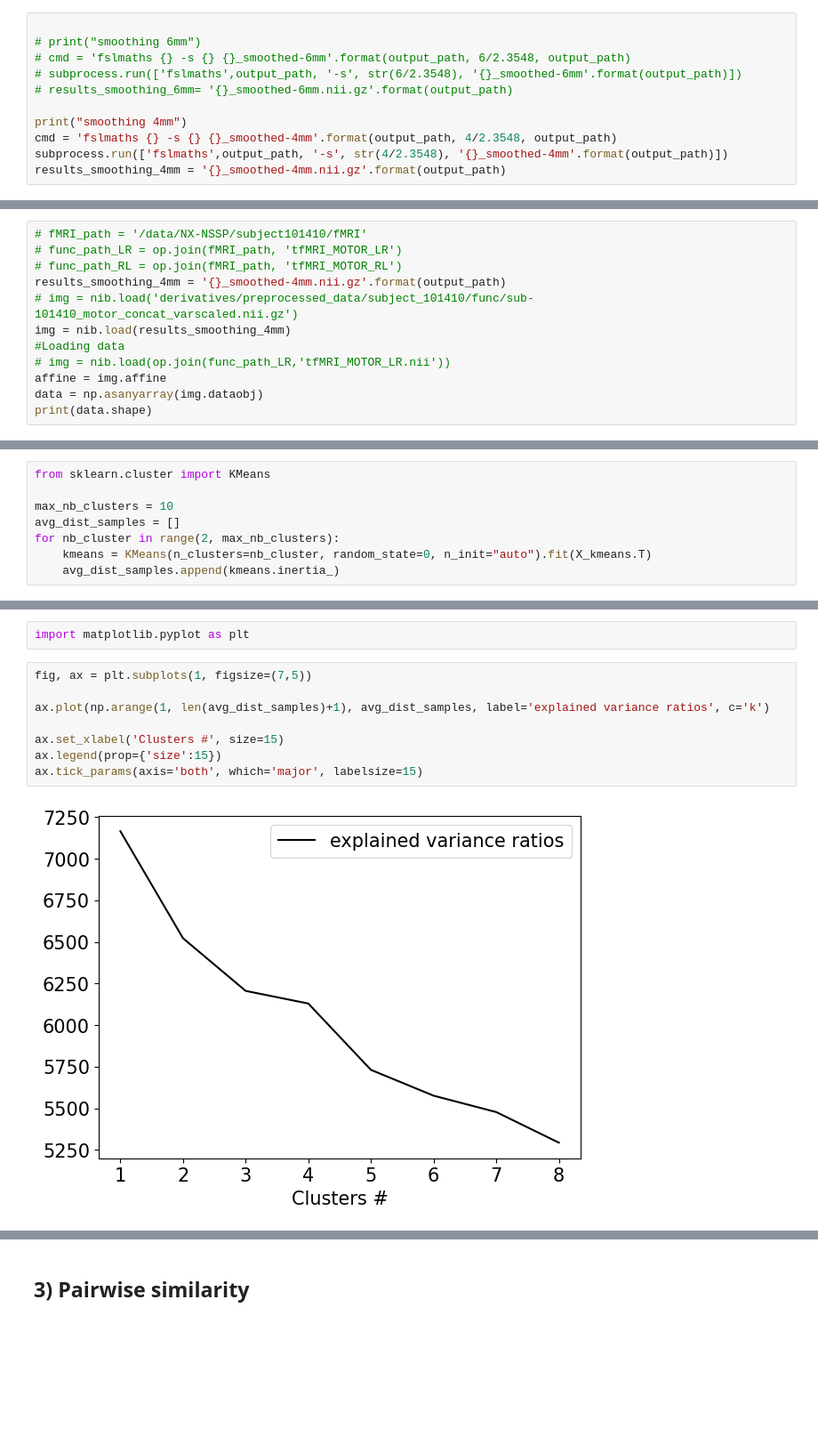
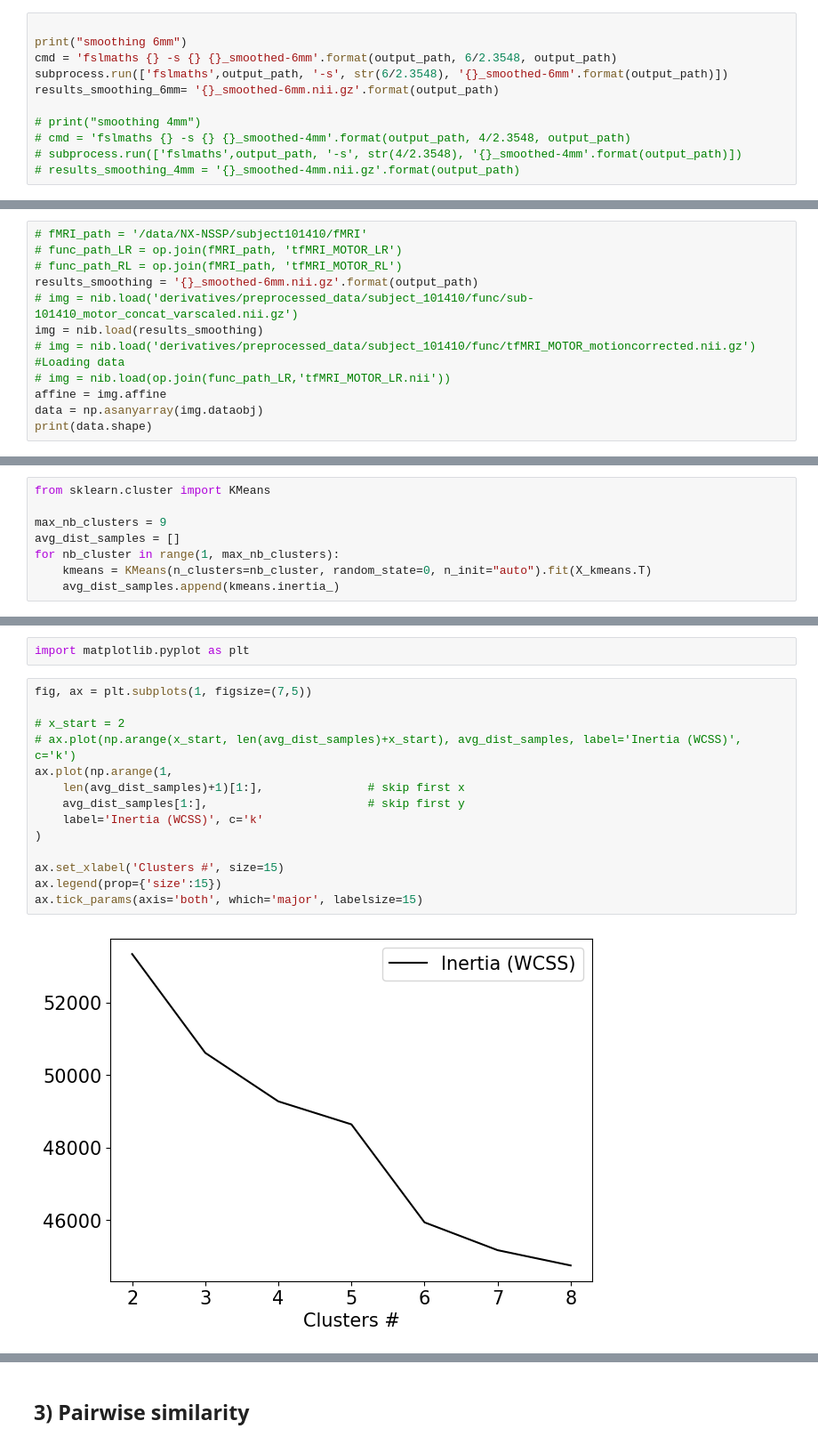
Before and after one commit to zoeepfl/NX-NSSP, a Jupyter notebook: Mini_Projet_1.ipynb, the cells around one changed output, grey strips where cells are left out. Shown at 89% size. Saved outputs shown, nothing was run; the diff lists cells and outputs as text; blank space fills up the shorter version.

```diff
--- a/Mini_Projet_1.ipynb
+++ b/Mini_Projet_1.ipynb
@@ -449,13 +452,13 @@ path_motioncorrected = op.join(deriv_func, 'tfMRI_MOTOR_motioncorrected') # path
 output_path = path_motioncorrected
 # %%
 
-# print("smoothing 6mm")
-# cmd = 'fslmaths {} -s {} {}_smoothed-6mm'.format(output_path, 6/2.3548, output_path)
-# subprocess.run(['fslmaths',output_path, '-s', str(6/2.3548), '{}_smoothed-6mm'.format(output_path)])
-# results_smoothing_6mm= '{}_smoothed-6mm.nii.gz'.format(output_path)
+print("smoothing 6mm")
+cmd = 'fslmaths {} -s {} {}_smoothed-6mm'.format(output_path, 6/2.3548, output_path)
+subprocess.run(['fslmaths',output_path, '-s', str(6/2.3548), '{}_smoothed-6mm'.format(output_path)])
+results_smoothing_6mm= '{}_smoothed-6mm.nii.gz'.format(output_path)
 
-print("smoothing 4mm")
-cmd = 'fslmaths {} -s {} {}_smoothed-4mm'.format(output_path, 4/2.3548, output_path)
-subprocess.run(['fslmaths',output_path, '-s', str(4/2.3548), '{}_smoothed-4mm'.format(output_path)])
-results_smoothing_4mm = '{}_smoothed-4mm.nii.gz'.format(output_path)
+# print("smoothing 4mm")
+# cmd = 'fslmaths {} -s {} {}_smoothed-4mm'.format(output_path, 4/2.3548, output_path)
+# subprocess.run(['fslmaths',output_path, '-s', str(4/2.3548), '{}_smoothed-4mm'.format(output_path)])
+# results_smoothing_4mm = '{}_smoothed-4mm.nii.gz'.format(output_path)
 # %% [output]
@@ -585,9 +589,10 @@ plotting.plot_roi(
 # fMRI_path = '/data/NX-NSSP/subject101410/fMRI'
 # func_path_LR = op.join(fMRI_path, 'tfMRI_MOTOR_LR')
 # func_path_RL = op.join(fMRI_path, 'tfMRI_MOTOR_RL')
-results_smoothing_4mm = '{}_smoothed-4mm.nii.gz'.format(output_path)
+results_smoothing = '{}_smoothed-6mm.nii.gz'.format(output_path)
 # img = nib.load('derivatives/preprocessed_data/subject_101410/func/sub-101410_motor_concat_varscaled.nii.gz')
-img = nib.load(results_smoothing_4mm)
+img = nib.load(results_smoothing)
+# img = nib.load('derivatives/preprocessed_data/subject_101410/func/tfMRI_MOTOR_motioncorrected.nii.gz')
 #Loading data
 # img = nib.load(op.join(func_path_LR,'tfMRI_MOTOR_LR.nii'))
 affine = img.affine
@@ -640,9 +682,9 @@ X_kmeans.shape
 # %%
 from sklearn.cluster import KMeans
 
-max_nb_clusters = 10
+max_nb_clusters = 9
 avg_dist_samples = []
-for nb_cluster in range(2, max_nb_clusters):
+for nb_cluster in range(1, max_nb_clusters):
     kmeans = KMeans(n_clusters=nb_cluster, random_state=0, n_init="auto").fit(X_kmeans.T)
     avg_dist_samples.append(kmeans.inertia_)
 # %% [markdown]
@@ -652,11 +694,17 @@ import matplotlib.pyplot as plt
 # %%
 fig, ax = plt.subplots(1, figsize=(7,5))
 
-ax.plot(np.arange(1, len(avg_dist_samples)+1), avg_dist_samples, label='explained variance ratios', c='k')
+# x_start = 2
+# ax.plot(np.arange(x_start, len(avg_dist_samples)+x_start), avg_dist_samples, label='Inertia (WCSS)', c='k')
+ax.plot(np.arange(1,
+    len(avg_dist_samples)+1)[1:],               # skip first x
+    avg_dist_samples[1:],                       # skip first y
+    label='Inertia (WCSS)', c='k'
+)
 
 ax.set_xlabel('Clusters #', size=15)
 ax.legend(prop={'size':15})
 ax.tick_params(axis='both', which='major', labelsize=15)
 # %% [output]
-[figure, old version]
+[figure, new version]
 # %%
```
Also changed, not shown: parts of 18 cells of this notebook.
